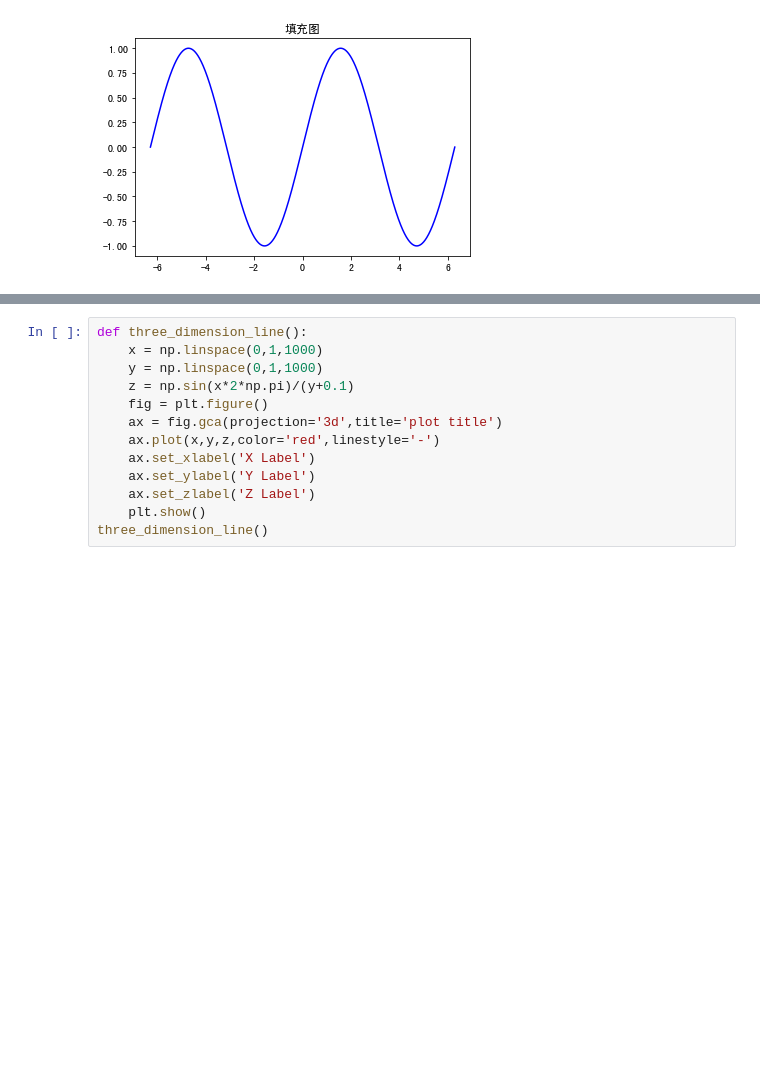
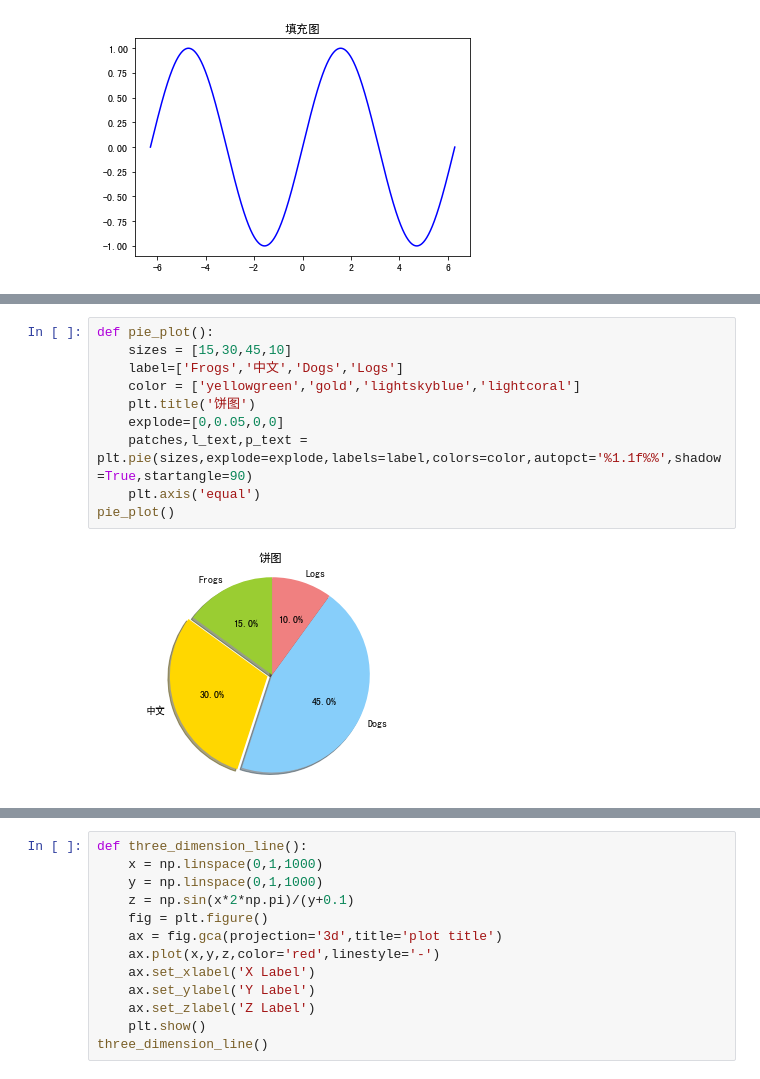
Before and after one commit to yscs2020/2021_to_improve, a Jupyter notebook: 202106/scipy/py_nb.ipynb, the cells around one changed output, grey strips where cells are left out. Cells and saved outputs as stored; diff of their text form; blank space fills up the shorter version.

```diff
--- a/202106/scipy/py_nb.ipynb
+++ b/202106/scipy/py_nb.ipynb
@@ -395,0 +247,12 @@ def three_dimension_scatter():
+# %%
+def pie_plot():
+    sizes = [15,30,45,10]
+    label=['Frogs','中文','Dogs','Logs']
+    color = ['yellowgreen','gold','lightskyblue','lightcoral']
+    plt.title('饼图')
+    explode=[0,0.05,0,0]
+    patches,l_text,p_text = plt.pie(sizes,explode=explode,labels=label,colors=color,autopct='%1.1f%%',shadow=True,startangle=90)
+    plt.axis('equal')
+pie_plot()
+# %% [output]
+[figure, added]
```
Also changed, not shown: parts of 7 cells of this notebook.
